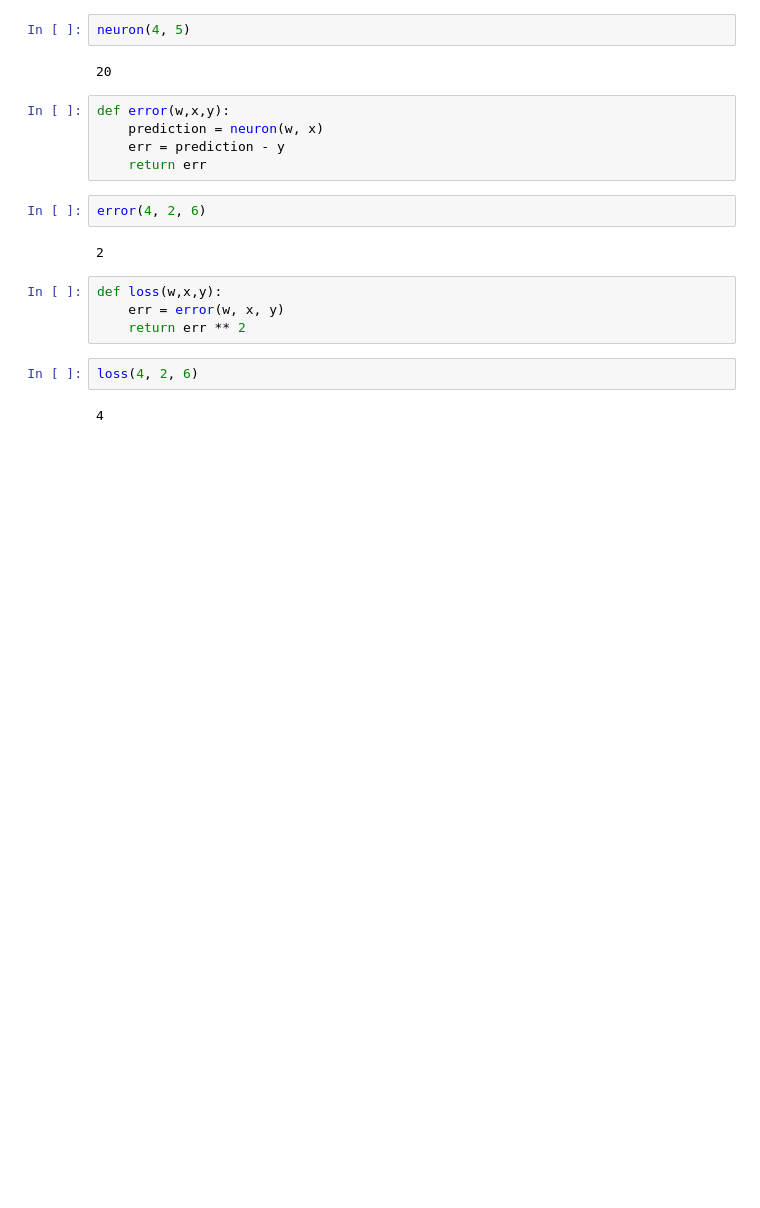
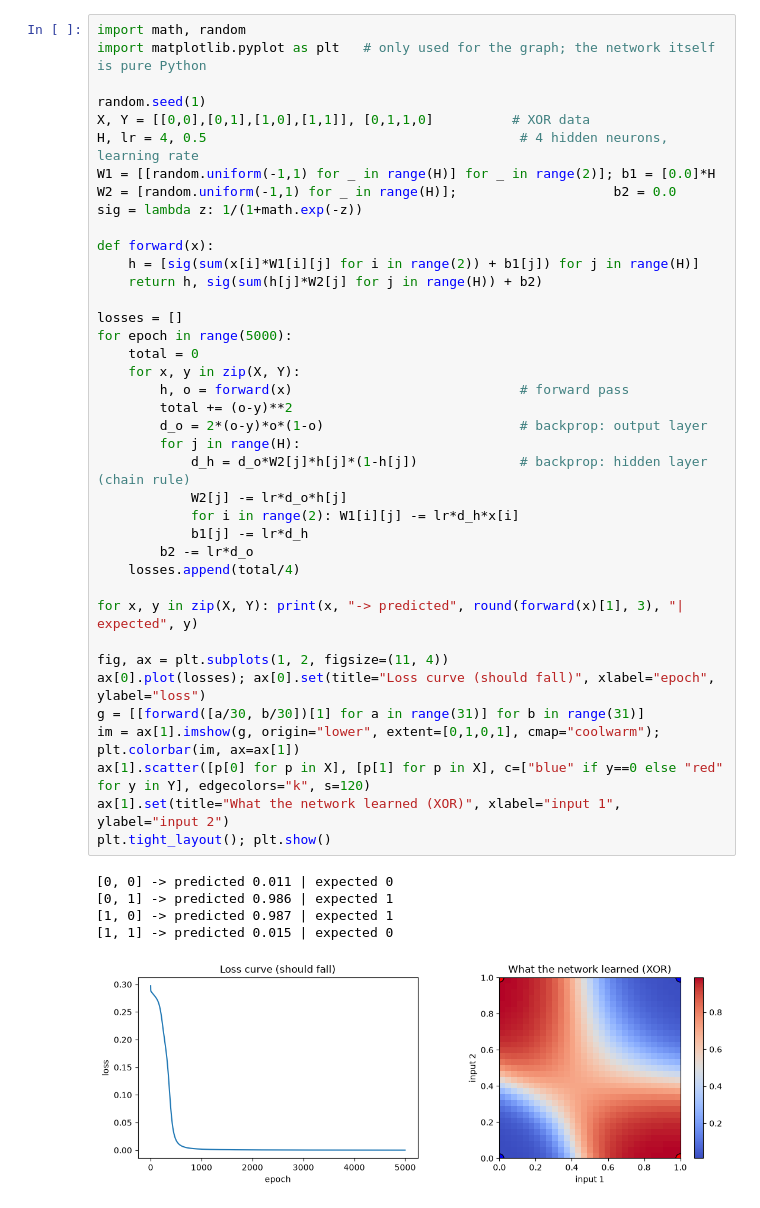
Before and after one commit to shashankralur/from-scratch-neural-network, a Jupyter notebook: backend/neural_network.ipynb, the cells around one changed output. Cells and saved outputs as stored; diff of their text form; blank space fills up the shorter version.

```diff
--- a/backend/neural_network.ipynb
+++ b/backend/neural_network.ipynb
@@ -4,21 +1,45 @@ def neuron(w, x):
-# %%
-neuron(4, 5)
-# %% [output]
-20
-# %%
-def error(w,x,y):
-    prediction = neuron(w, x)
-    err = prediction - y
-    return err
-# %%
-error(4, 2, 6)
-# %% [output]
-2
-# %%
-def loss(w,x,y):
-    err = error(w, x, y)
-    return err ** 2
-# %%
-loss(4, 2, 6)
-# %% [output]
-4
+# %%
+import math, random
+import matplotlib.pyplot as plt   # only used for the graph; the network itself is pure Python
+
+random.seed(1)
+X, Y = [[0,0],[0,1],[1,0],[1,1]], [0,1,1,0]          # XOR data
+H, lr = 4, 0.5                                        # 4 hidden neurons, learning rate
+W1 = [[random.uniform(-1,1) for _ in range(H)] for _ in range(2)]; b1 = [0.0]*H
+W2 = [random.uniform(-1,1) for _ in range(H)];                    b2 = 0.0
+sig = lambda z: 1/(1+math.exp(-z))
+
+def forward(x):
+    h = [sig(sum(x[i]*W1[i][j] for i in range(2)) + b1[j]) for j in range(H)]
+    return h, sig(sum(h[j]*W2[j] for j in range(H)) + b2)
+
+losses = []
+for epoch in range(5000):
+    total = 0
+    for x, y in zip(X, Y):
+        h, o = forward(x)                             # forward pass
+        total += (o-y)**2
+        d_o = 2*(o-y)*o*(1-o)                         # backprop: output layer
+        for j in range(H):
+            d_h = d_o*W2[j]*h[j]*(1-h[j])             # backprop: hidden layer (chain rule)
+            W2[j] -= lr*d_o*h[j]
+            for i in range(2): W1[i][j] -= lr*d_h*x[i]
+            b1[j] -= lr*d_h
+        b2 -= lr*d_o
+    losses.append(total/4)
+
+for x, y in zip(X, Y): print(x, "-> predicted", round(forward(x)[1], 3), "| expected", y)
+
+fig, ax = plt.subplots(1, 2, figsize=(11, 4))
+ax[0].plot(losses); ax[0].set(title="Loss curve (should fall)", xlabel="epoch", ylabel="loss")
+g = [[forward([a/30, b/30])[1] for a in range(31)] for b in range(31)]
+im = ax[1].imshow(g, origin="lower", extent=[0,1,0,1], cmap="coolwarm"); plt.colorbar(im, ax=ax[1])
+ax[1].scatter([p[0] for p in X], [p[1] for p in X], c=["blue" if y==0 else "red" for y in Y], edgecolors="k", s=120)
+ax[1].set(title="What the network learned (XOR)", xlabel="input 1", ylabel="input 2")
+plt.tight_layout(); plt.show()
+# %% [output]
+[0, 0] -> predicted 0.011 | expected 0
+[0, 1] -> predicted 0.986 | expected 1
+[1, 0] -> predicted 0.987 | expected 1
+[1, 1] -> predicted 0.015 | expected 0
+[figure, added]
```
Also changed, not shown: parts of 1 cell of this notebook.
